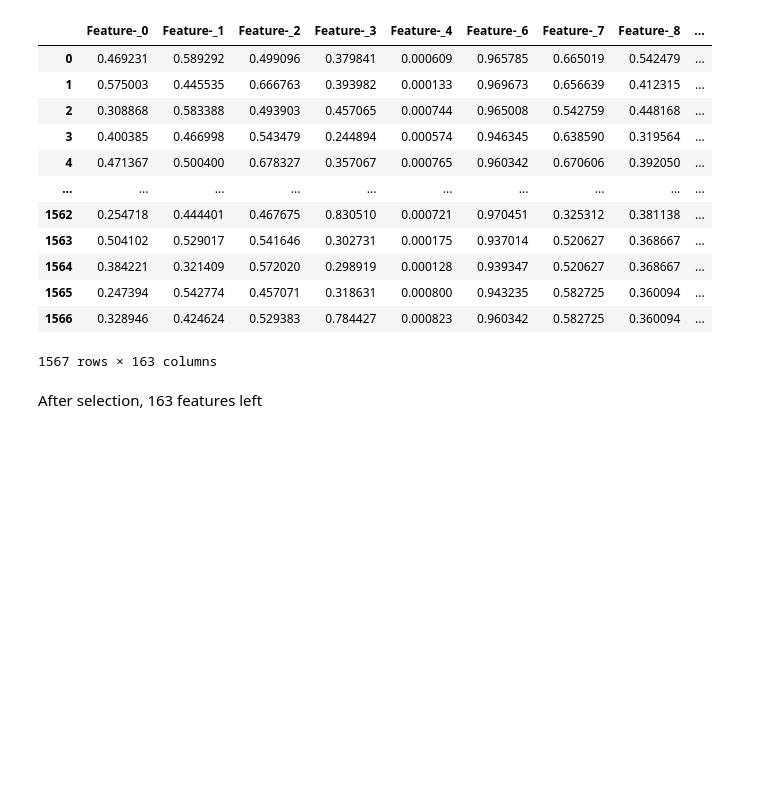
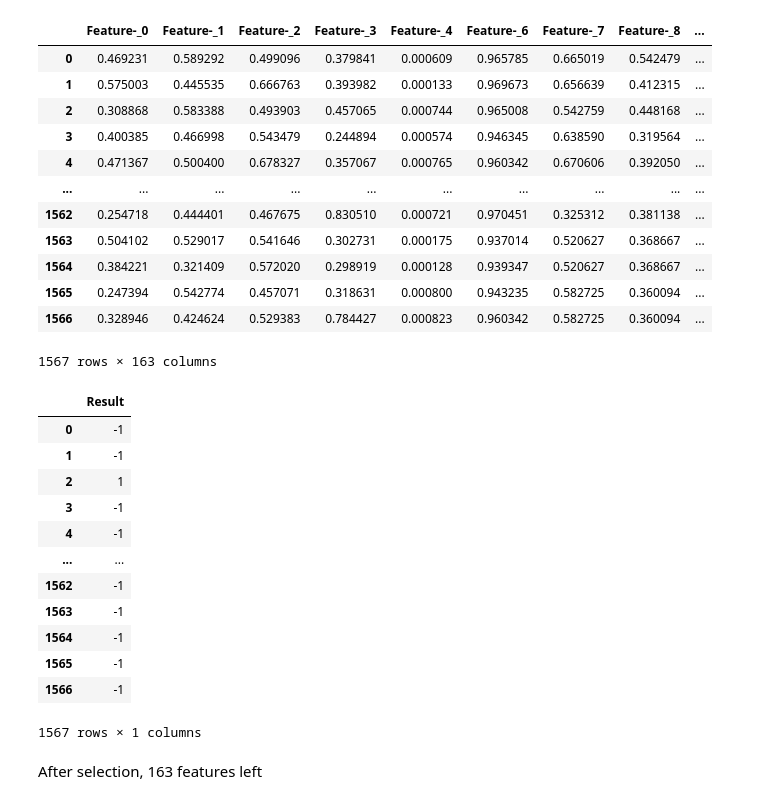
Before and after one commit to ZhitingDu/Machine-Learning, a Jupyter notebook: Secom.ipynb, the cells around one changed output. Drawn from its saved outputs; the diff is of its cells as text; code cells hidden in the pictures; blank space fills up the shorter version.

```diff
--- a/Secom.ipynb
+++ b/Secom.ipynb
@@ -415,6 +416,22 @@ secom
 | 1565 | 0.247394 | 0.542774 | 0.457071 | 0.318631 | 0.000800 | 0.943235 | 0.582725 | 0.360094 | ... |
 | 1566 | 0.328946 | 0.424624 | 0.529383 | 0.784427 | 0.000823 | 0.960342 | 0.582725 | 0.360094 | ... |
 1567 rows × 163 columns
+# %%
+labels_df
+# %% [output]
+|  | Result |
+| 0 | -1 |
+| 1 | -1 |
+| 2 | 1 |
+| 3 | -1 |
+| 4 | -1 |
+| ... | ... |
+| 1562 | -1 |
+| 1563 | -1 |
+| 1564 | -1 |
+| 1565 | -1 |
+| 1566 | -1 |
+1567 rows × 1 columns
 # %% [markdown]
 After selection, 163 features left
 # %% [markdown]
```
Also changed, not shown: parts of 6 cells of this notebook.
